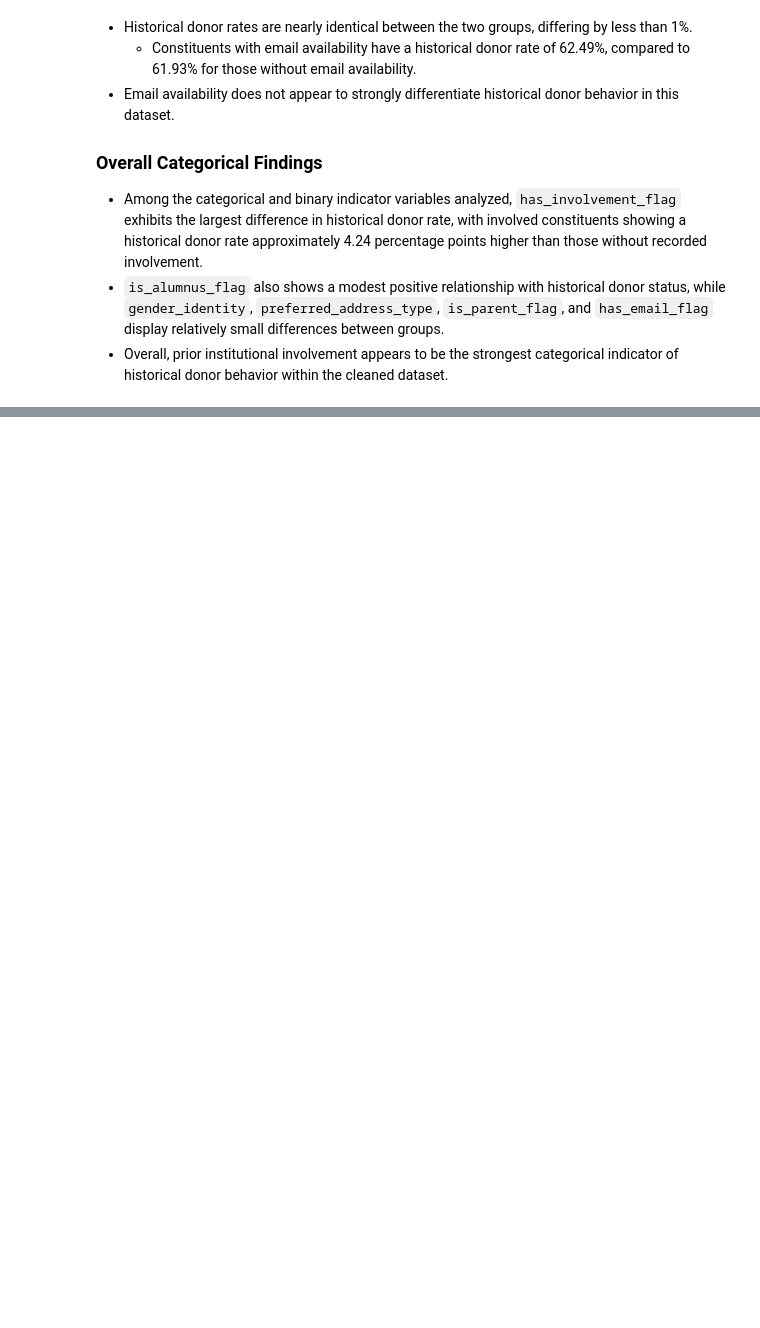
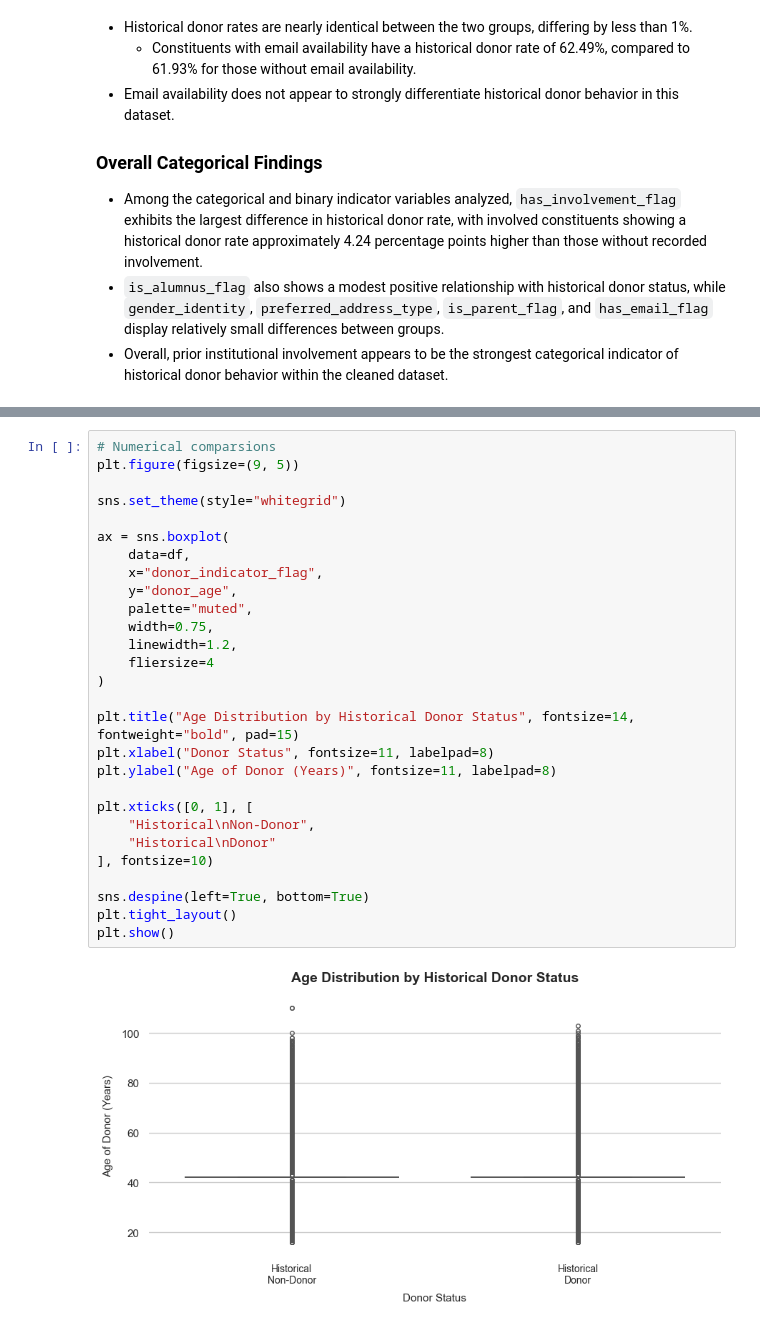
Before and after one commit to MDarkHead/red-cross-donor-prediction, a Jupyter notebook: notebooks/02_eda.ipynb, the cells around one changed output, grey strips where cells are left out. Cells and saved outputs as stored; diff of their text form; blank space fills up the shorter version.

Commit message:
P2; Task 7: Historical Donor vs. Non-Donor Comparison Complete

```diff
--- a/notebooks/02_eda.ipynb
+++ b/notebooks/02_eda.ipynb
@@ -1241,0 +1285,30 @@ Email Availability
+# %%
+# Numerical comparsions
+plt.figure(figsize=(9, 5))
+
+sns.set_theme(style="whitegrid")
+
+ax = sns.boxplot(
+    data=df,
+    x="donor_indicator_flag",
+    y="donor_age",
+    palette="muted",
+    width=0.75,
+    linewidth=1.2,
+    fliersize=4
+)
+
+plt.title("Age Distribution by Historical Donor Status", fontsize=14, fontweight="bold", pad=15)
+plt.xlabel("Donor Status", fontsize=11, labelpad=8)
+plt.ylabel("Age of Donor (Years)", fontsize=11, labelpad=8)
+
+plt.xticks([0, 1], [
+    "Historical\nNon-Donor",
+    "Historical\nDonor"
+], fontsize=10)
+
+sns.despine(left=True, bottom=True)
+plt.tight_layout()
+plt.show()
+# %% [output]
+[figure, added]
```
Also changed, not shown: parts of 4 cells of this notebook.
